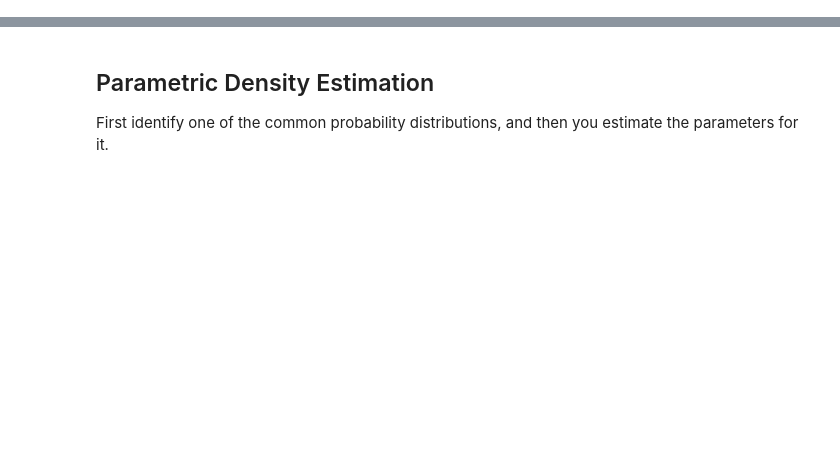
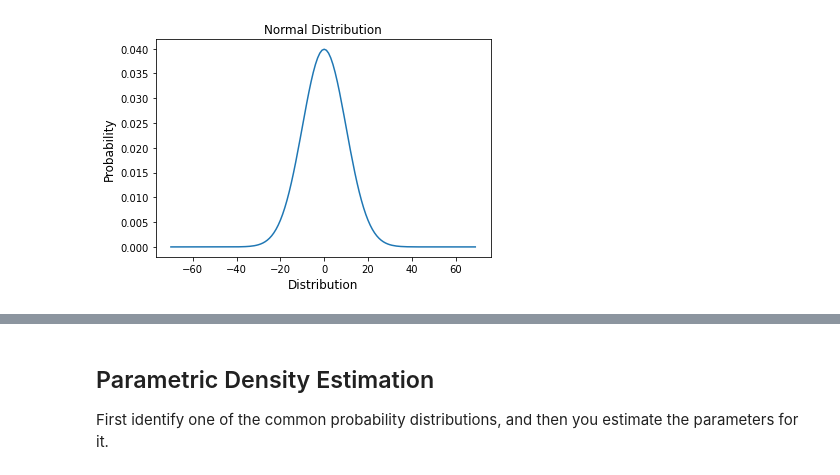
Before and after one commit to rcalix1/ProbabilityDensityFunctionsFromNeuralNets, a Jupyter notebook: PDFestimationKDE.ipynb, the cells around one changed output, grey strips where cells are left out. Saved outputs shown, nothing was run; the diff lists cells and outputs as text; code cells hidden in the pictures; blank space fills up the shorter version.

```diff
--- a/PDFestimationKDE.ipynb
+++ b/PDFestimationKDE.ipynb
@@ -51 +139,12 @@ torch.set_printoptions(sci_mode=False)
+# %%
+
+n = np.arange(-70, 70)
+normal_viz = stats.norm.pdf(n, 0, 10)
+plt.plot(n, normal_viz)
+plt.xlabel('Distribution', fontsize=12)
+plt.ylabel('Probability', fontsize=12)
+plt.title("Normal Distribution")
+plt.show()
+# %% [output]
+[figure, added]
 # %% [markdown]
```
Also changed, not shown: parts of 19 cells of this notebook.
